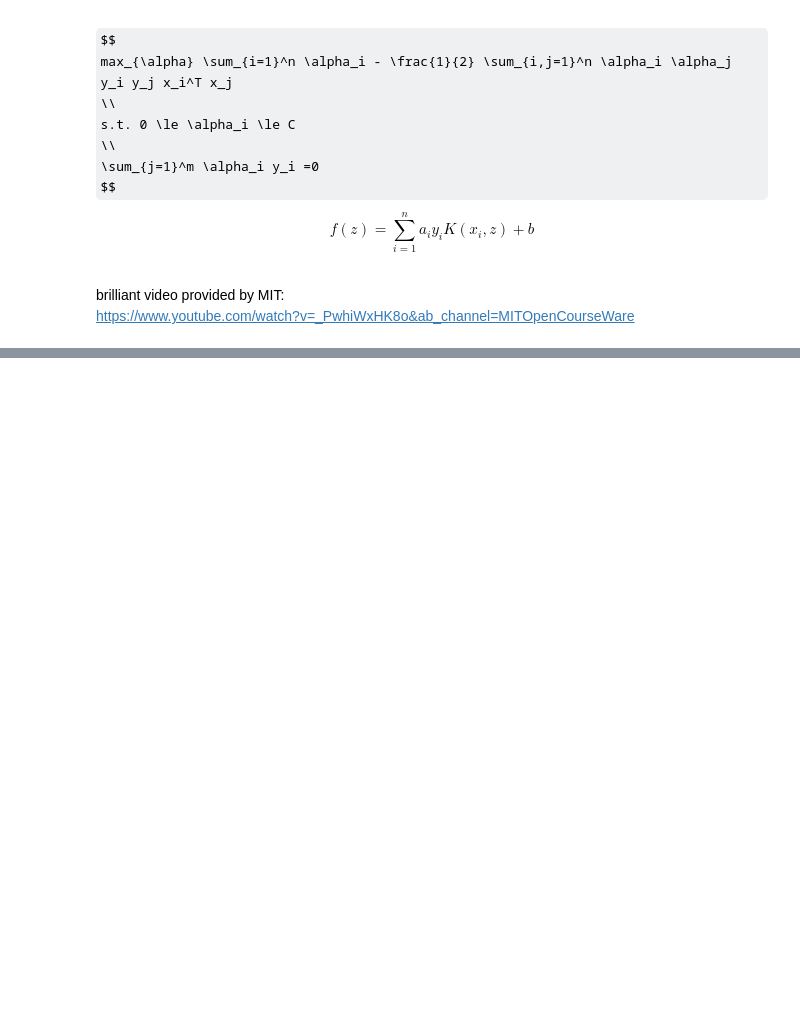
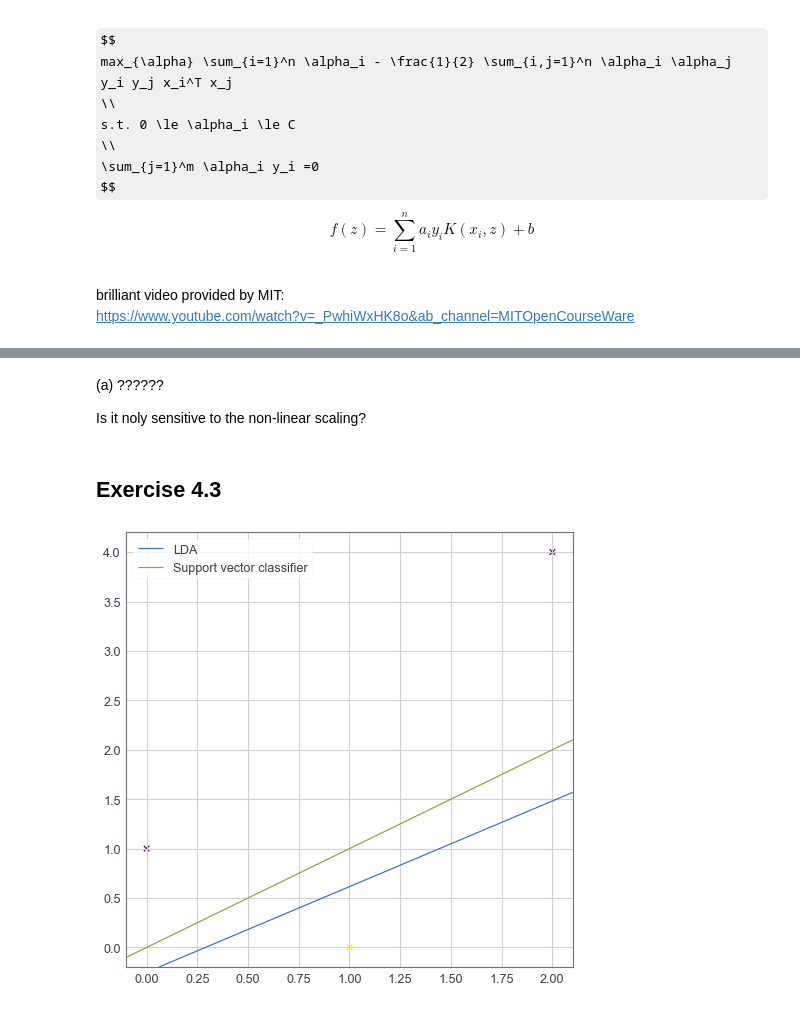
Before and after one commit to Timo9Madrid7/CS4220MachineLearningWeeklyLab, a Jupyter notebook: week4/Week_4.ipynb, the cells around one changed output, grey strips where cells are left out. Cells and saved outputs as stored; diff of their text form; code cells hidden in the pictures; some formulas as TeX source; blank space fills up the shorter version.

```diff
--- a/week4/Week_4.ipynb
+++ b/week4/Week_4.ipynb
@@ -118,0 +183,21 @@ $$
+# %% [markdown]
+(a)
+??????
+
+Is it noly sensitive to the non-linear scaling?
+# %% [markdown]
+## Exercise 4.3
+# %%
+plt.figure(figsize=(8,8))
+x = np.array([[0,1], [2,4], [1,0]])
+y = np.array([0, 0, 1])
+data = pr.prdataset(x, y)
+w = pr.ldc(data, 1)
+w2 = pr.svc(data,("linear", 0, 10))
+plt.scatter(x[:,0], x[:,1], c=y, marker="x")
+pr.plotc(w)
+pr.plotc(w2)
+plt.legend()
+plt.show()
+# %% [output]
+[figure, added]
```
Also changed, not shown: parts of 31 cells of this notebook, 2 other files.
